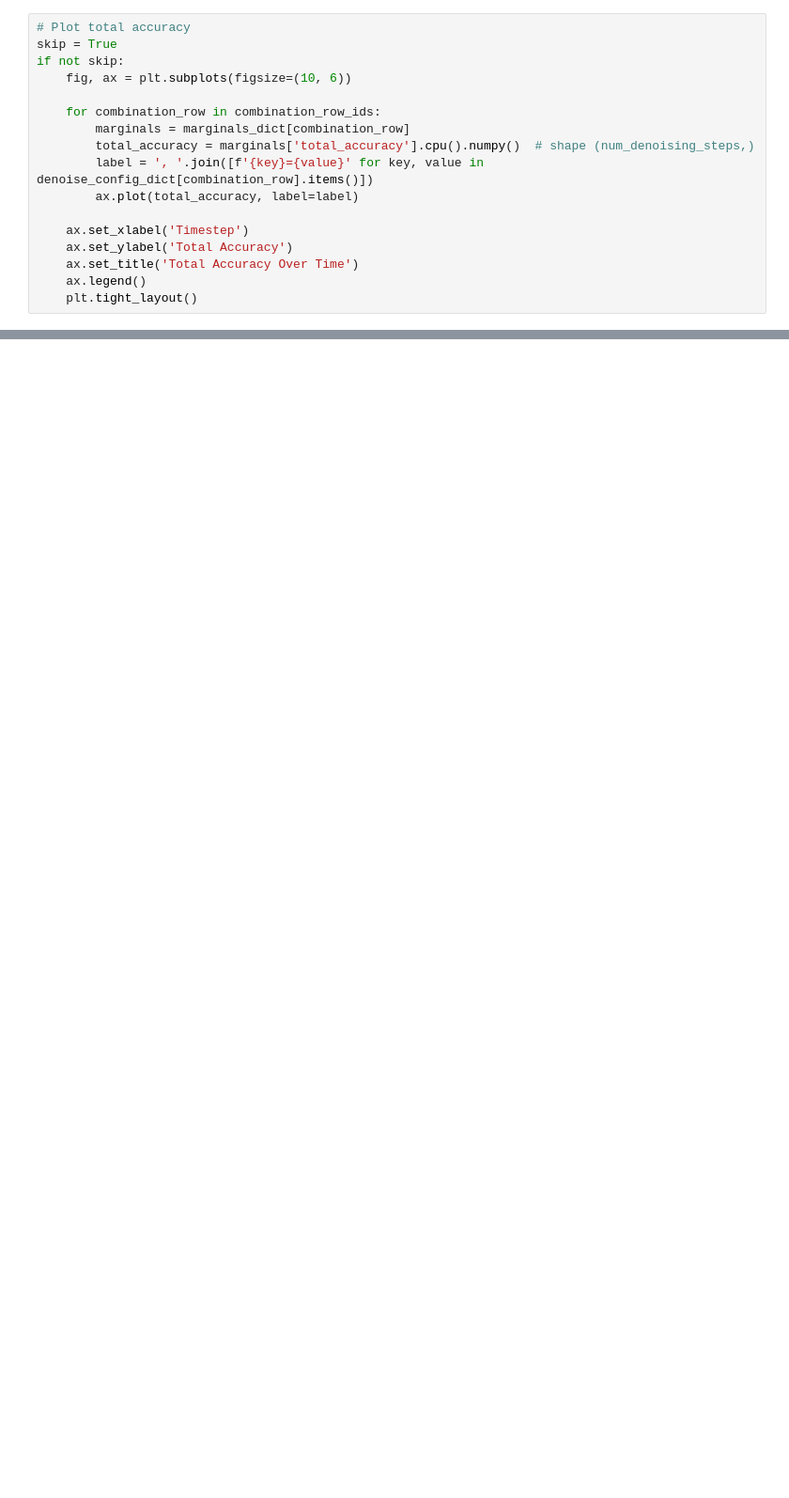
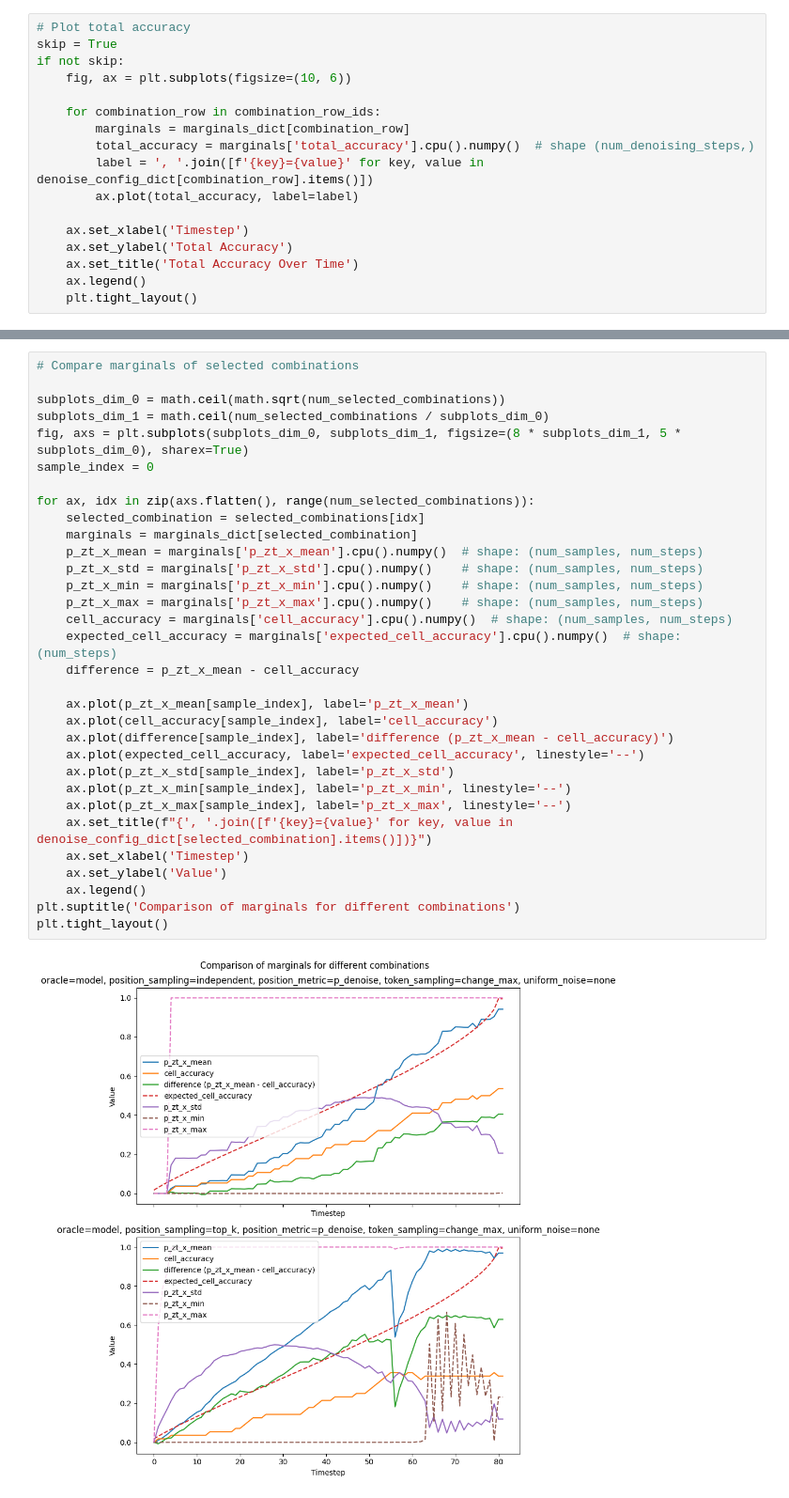
Before and after one commit to Paescal/gidd, a Jupyter notebook: gidd/eval/generation_info_analysis.ipynb, the cells around one changed output, grey strips where cells are left out. Shown at 94% size. Saved outputs shown, nothing was run; the diff lists cells and outputs as text; blank space fills up the shorter version.

```diff
--- a/gidd/eval/generation_info_analysis.ipynb
+++ b/gidd/eval/generation_info_analysis.ipynb
@@ -180,0 +223,34 @@ Sample 3, cell accuracy at last step: 1.0
+# %%
+# Compare marginals of selected combinations
+
+subplots_dim_0 = math.ceil(math.sqrt(num_selected_combinations))
+subplots_dim_1 = math.ceil(num_selected_combinations / subplots_dim_0)
+fig, axs = plt.subplots(subplots_dim_0, subplots_dim_1, figsize=(8 * subplots_dim_1, 5 * subplots_dim_0), sharex=True)
+sample_index = 0
+
+for ax, idx in zip(axs.flatten(), range(num_selected_combinations)):
+    selected_combination = selected_combinations[idx]
+    marginals = marginals_dict[selected_combination]
+    p_zt_x_mean = marginals['p_zt_x_mean'].cpu().numpy()  # shape: (num_samples, num_steps)
+    p_zt_x_std = marginals['p_zt_x_std'].cpu().numpy()    # shape: (num_samples, num_steps)
+    p_zt_x_min = marginals['p_zt_x_min'].cpu().numpy()    # shape: (num_samples, num_steps)
+    p_zt_x_max = marginals['p_zt_x_max'].cpu().numpy()    # shape: (num_samples, num_steps)
+    cell_accuracy = marginals['cell_accuracy'].cpu().numpy()  # shape: (num_samples, num_steps)
+    expected_cell_accuracy = marginals['expected_cell_accuracy'].cpu().numpy()  # shape: (num_steps)
+    difference = p_zt_x_mean - cell_accuracy
+
+    ax.plot(p_zt_x_mean[sample_index], label='p_zt_x_mean')
+    ax.plot(cell_accuracy[sample_index], label='cell_accuracy')
+    ax.plot(difference[sample_index], label='difference (p_zt_x_mean - cell_accuracy)')
+    ax.plot(expected_cell_accuracy, label='expected_cell_accuracy', linestyle='--')
+    ax.plot(p_zt_x_std[sample_index], label='p_zt_x_std')
+    ax.plot(p_zt_x_min[sample_index], label='p_zt_x_min', linestyle='--')
+    ax.plot(p_zt_x_max[sample_index], label='p_zt_x_max', linestyle='--')
+    ax.set_title(f"{', '.join([f'{key}={value}' for key, value in denoise_config_dict[selected_combination].items()])}")
+    ax.set_xlabel('Timestep')
+    ax.set_ylabel('Value')
+    ax.legend()
+plt.suptitle('Comparison of marginals for different combinations')
+plt.tight_layout()
+# %% [output]
+[figure, added]
```
Also changed, not shown: parts of 8 cells of this notebook, 3 other files.
